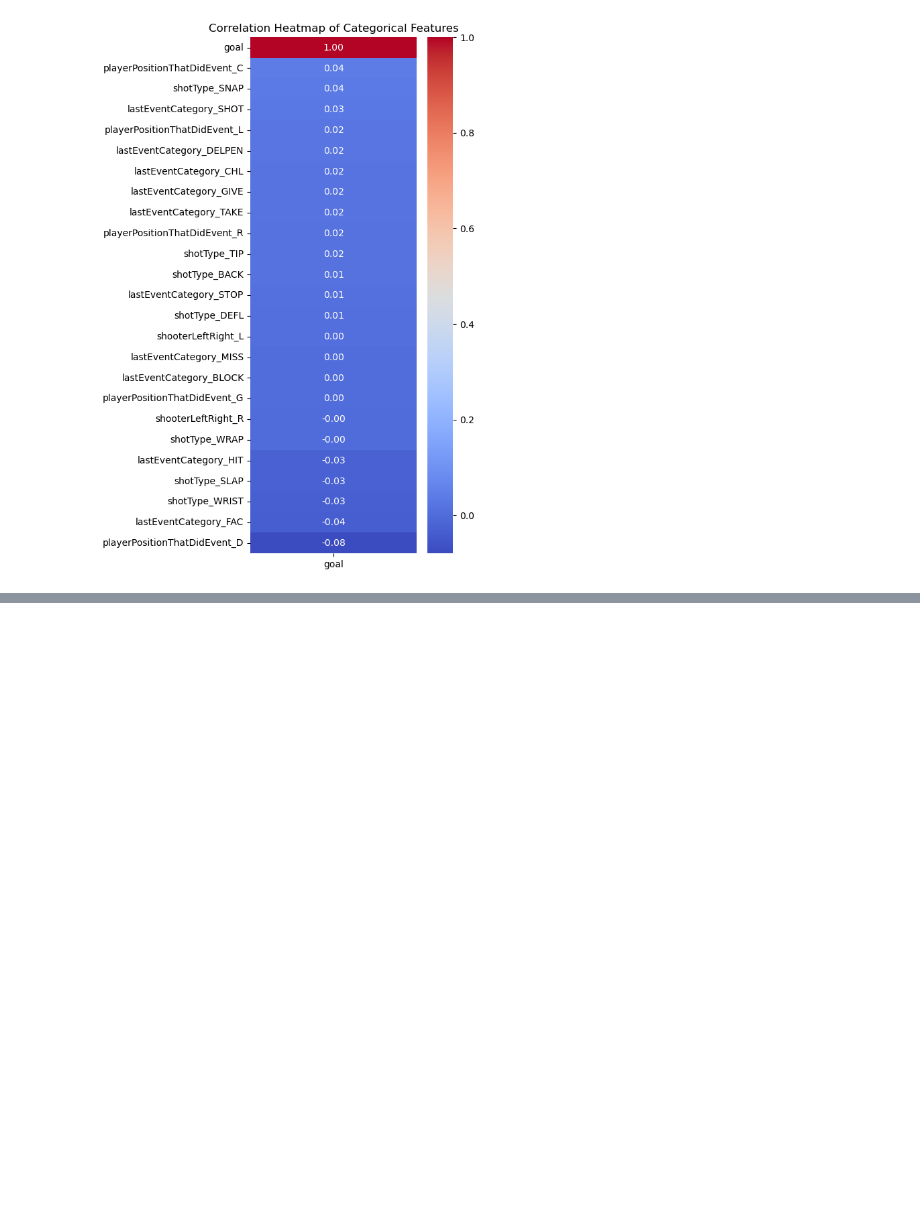
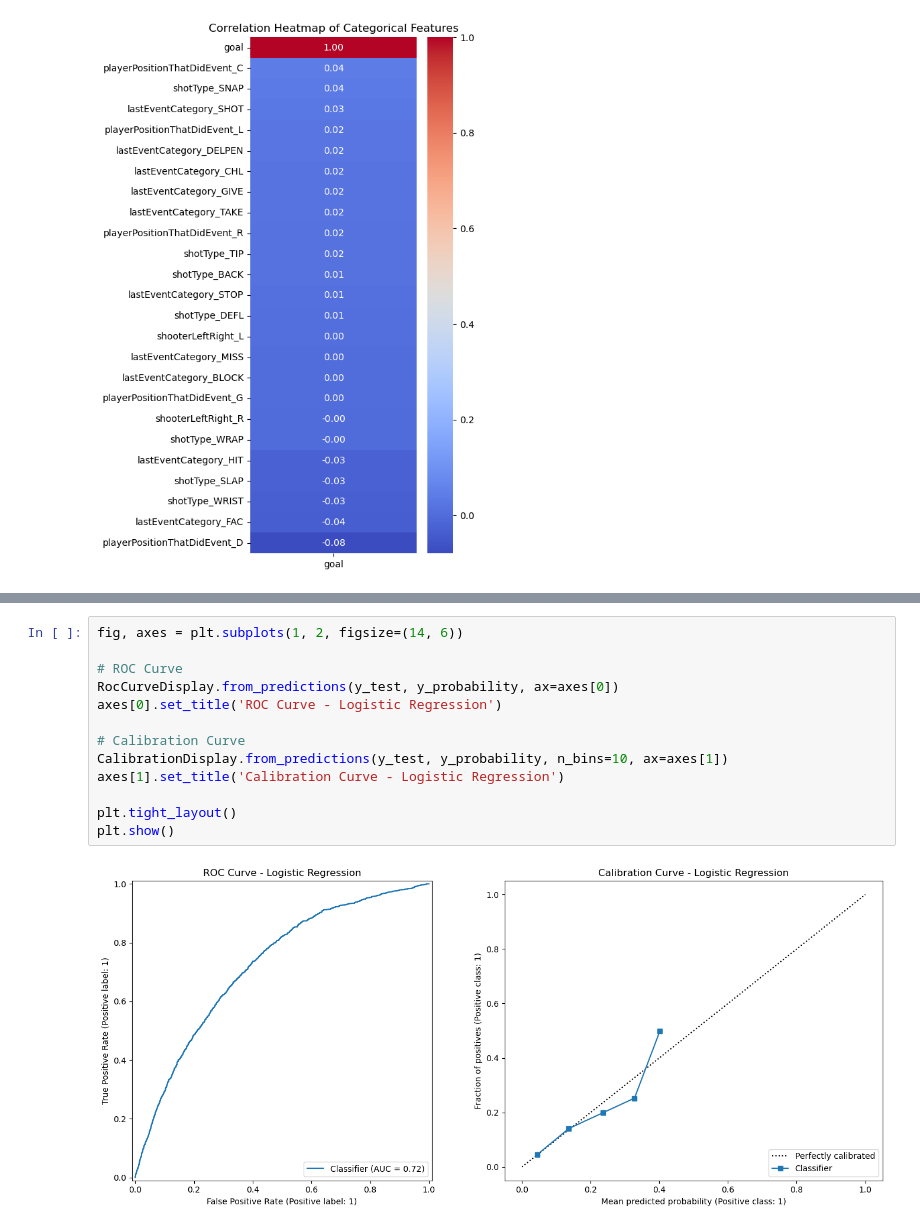
Before and after one commit to siqbal21/NHL-Shot-Probability-Machine-Learning-Model, a Jupyter notebook: xg_model.ipynb, the cells around one changed output, grey strips where cells are left out. Saved outputs shown, nothing was run; the diff lists cells and outputs as text; blank space fills up the shorter version.

```diff
--- a/xg_model.ipynb
+++ b/xg_model.ipynb
@@ -513,0 +634,15 @@ Brier Score: 0.0623
+# %%
+fig, axes = plt.subplots(1, 2, figsize=(14, 6))
+
+# ROC Curve
+RocCurveDisplay.from_predictions(y_test, y_probability, ax=axes[0])
+axes[0].set_title('ROC Curve - Logistic Regression')
+
+# Calibration Curve
+CalibrationDisplay.from_predictions(y_test, y_probability, n_bins=10, ax=axes[1])
+axes[1].set_title('Calibration Curve - Logistic Regression')
+
+plt.tight_layout()
+plt.show()
+# %% [output]
+[figure, added]
```
Also changed, not shown: parts of 67 cells of this notebook.
